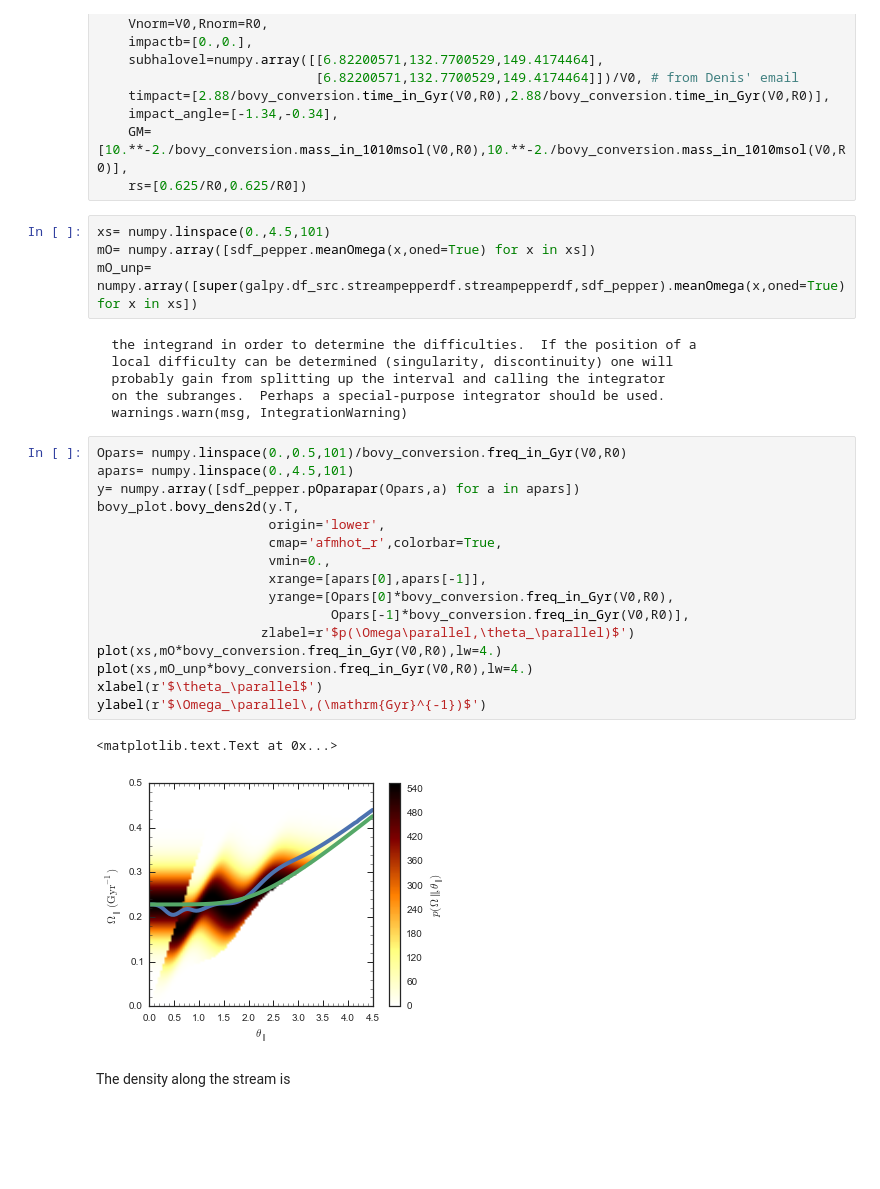
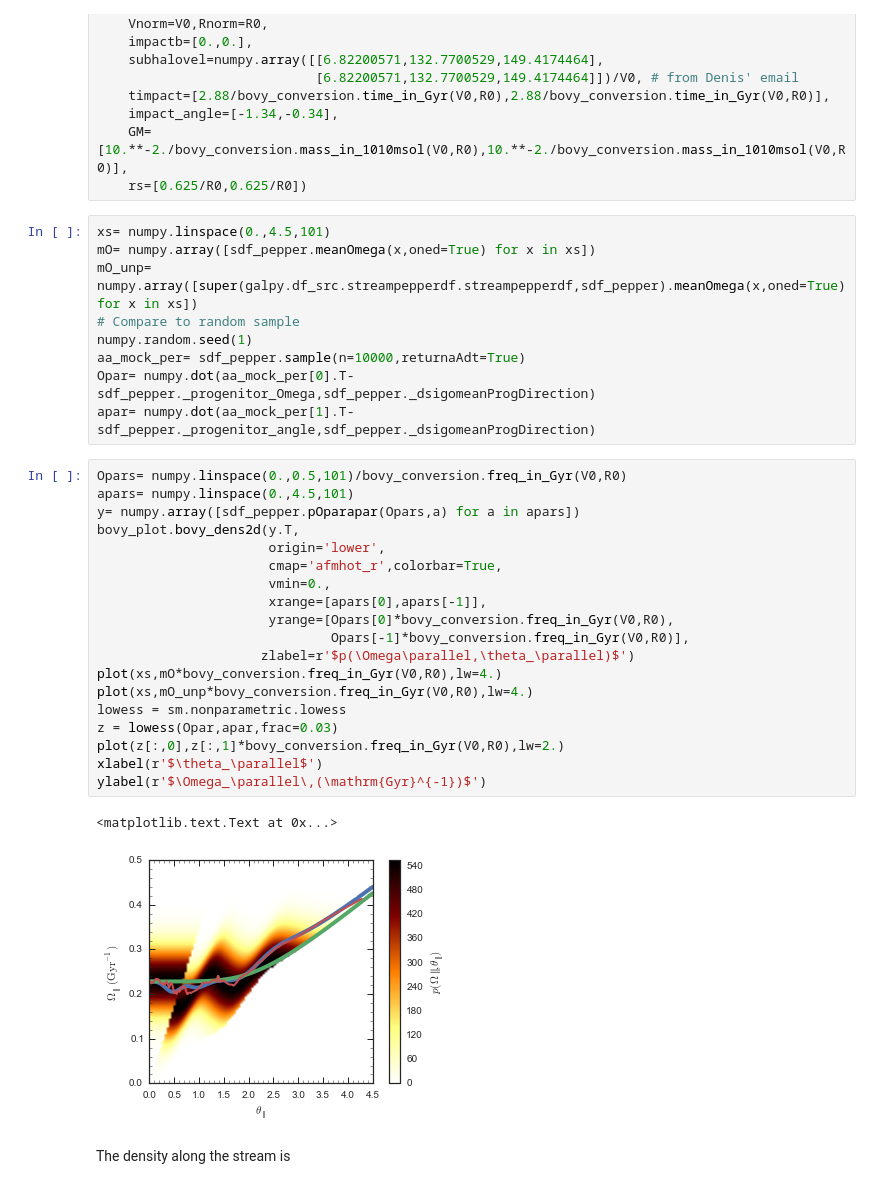
Before and after one commit to jobovy/streamgap-pepper, a Jupyter notebook: galpyStreamPepper.ipynb, the cells around one changed output. Cells and saved outputs as stored; diff of their text form; blank space fills up the shorter version.

```diff
--- a/galpyStreamPepper.ipynb
+++ b/galpyStreamPepper.ipynb
@@ -85,31 +87,33 @@ sdf_pepper= galpy.df_src.streampepperdf.streampepperdf(\
 xs= numpy.linspace(0.,4.5,101)
 mO= numpy.array([sdf_pepper.meanOmega(x,oned=True) for x in xs])
 mO_unp= numpy.array([super(galpy.df_src.streampepperdf.streampepperdf,sdf_pepper).meanOmega(x,oned=True) for x in xs])
+# Compare to random sample
+numpy.random.seed(1)
+aa_mock_per= sdf_pepper.sample(n=10000,returnaAdt=True)
+Opar= numpy.dot(aa_mock_per[0].T-sdf_pepper._progenitor_Omega,sdf_pepper._dsigomeanProgDirection)
+apar= numpy.dot(aa_mock_per[1].T-sdf_pepper._progenitor_angle,sdf_pepper._dsigomeanProgDirection)
-# %% [output]
-  the integrand in order to determine the difficulties.  If the position of a
-  local difficulty can be determined (singularity, discontinuity) one will
-  probably gain from splitting up the interval and calling the integrator
-  on the subranges.  Perhaps a special-purpose integrator should be used.
-  warnings.warn(msg, IntegrationWarning)
 # %%
 Opars= numpy.linspace(0.,0.5,101)/bovy_conversion.freq_in_Gyr(V0,R0)
 apars= numpy.linspace(0.,4.5,101)
 y= numpy.array([sdf_pepper.pOparapar(Opars,a) for a in apars])
 bovy_plot.bovy_dens2d(y.T,
                       origin='lower',
                       cmap='afmhot_r',colorbar=True,
                       vmin=0.,
                       xrange=[apars[0],apars[-1]],
                       yrange=[Opars[0]*bovy_conversion.freq_in_Gyr(V0,R0),
                               Opars[-1]*bovy_conversion.freq_in_Gyr(V0,R0)],
                      zlabel=r'$p(\Omega\parallel,\theta_\parallel)$')
 plot(xs,mO*bovy_conversion.freq_in_Gyr(V0,R0),lw=4.)
 plot(xs,mO_unp*bovy_conversion.freq_in_Gyr(V0,R0),lw=4.)
+lowess = sm.nonparametric.lowess
+z = lowess(Opar,apar,frac=0.03)
+plot(z[:,0],z[:,1]*bovy_conversion.freq_in_Gyr(V0,R0),lw=2.)
 xlabel(r'$\theta_\parallel$')
 ylabel(r'$\Omega_\parallel\,(\mathrm{Gyr}^{-1})$')
 # %% [output]
 <matplotlib.text.Text at 0x...>
-[figure, old version]
+[figure, new version]
 # %% [markdown]
 The density along the stream is
 # %%
```
Also changed, not shown: parts of 13 cells of this notebook.
